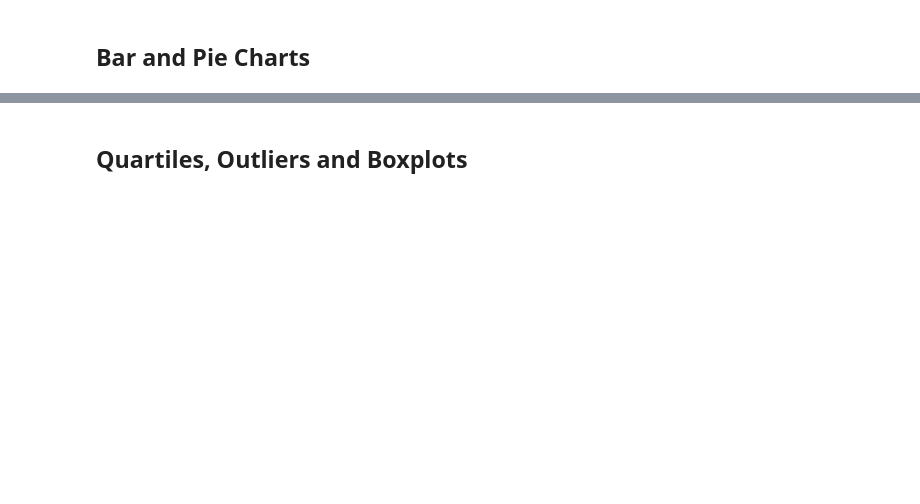
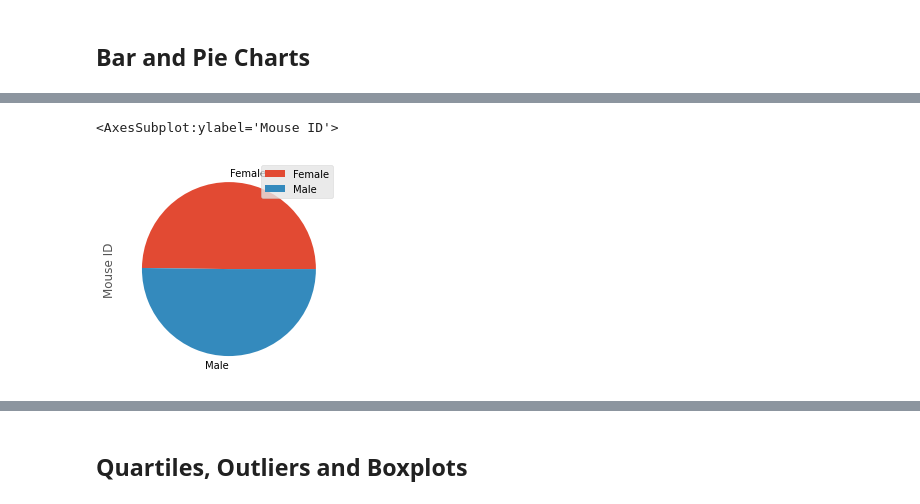
Before and after one commit to lakemp2345/Matplotlib-Challenge, a Jupyter notebook: pymaceuticals_starter.ipynb, the cells around one changed output, grey strips where cells are left out. Saved outputs shown, nothing was run; the diff lists cells and outputs as text; code cells hidden in the pictures; blank space fills up the shorter version.

```diff
--- a/pymaceuticals_starter.ipynb
+++ b/pymaceuticals_starter.ipynb
@@ -230,4 +255,8 @@ plt.bar(timepoint_count.index, timepoint_count.Timepoint)
 # %%
 # Generate a pie plot showing the distribution of female versus male mice using Pandas
+without_duplicate_mouse.groupby(["Sex"]).nunique().plot.pie(y="Mouse ID")
+# %% [output]
+<AxesSubplot:ylabel='Mouse ID'>
+[figure, added]
 # %%
 # Generate a pie plot showing the distribution of female versus male mice using pyplot
```
Also changed, not shown: parts of 6 cells of this notebook.
